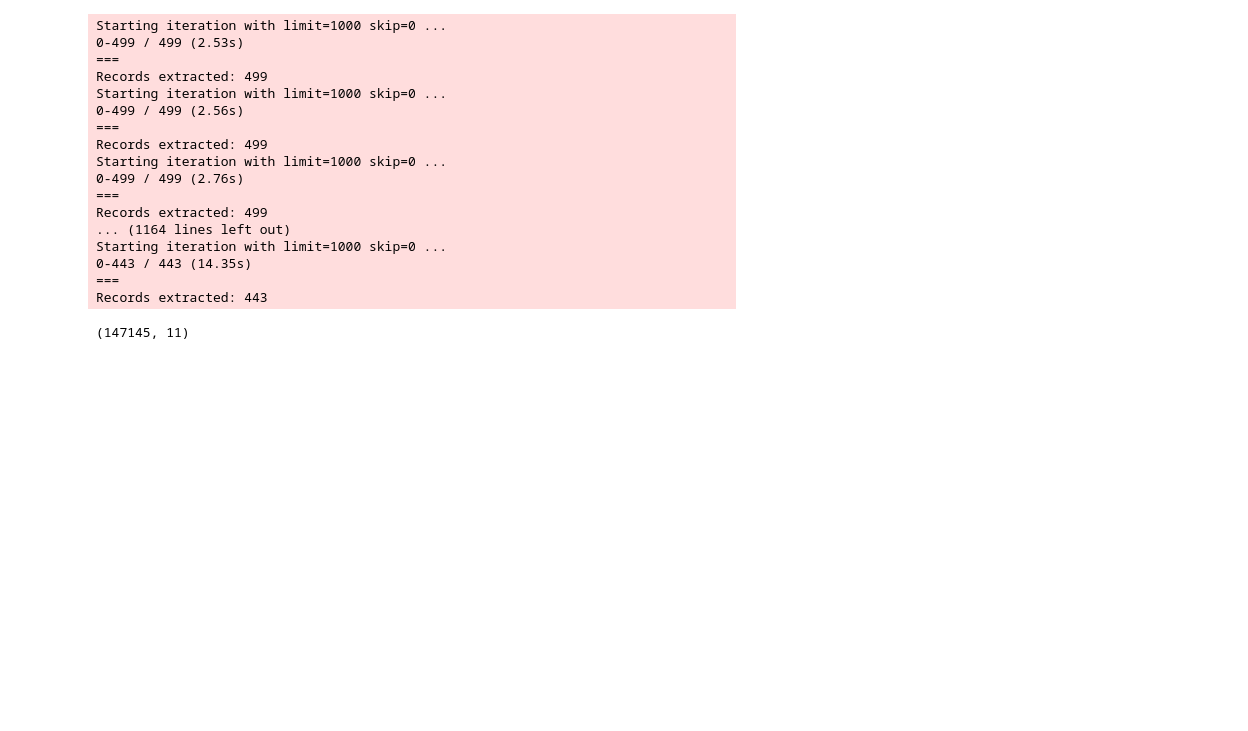
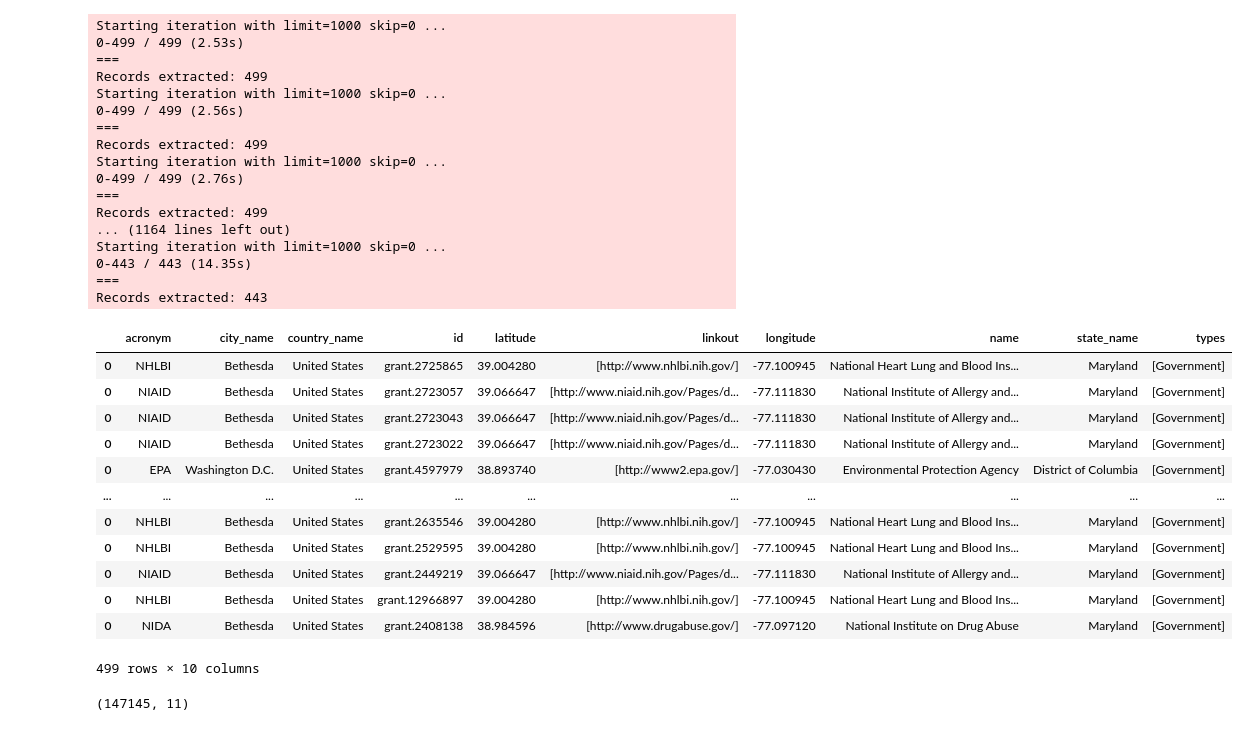
Before and after one commit to awekim/dimensions_data, a Jupyter notebook: Dimensions_funding_imports.ipynb, the cells around one changed output. Drawn from its saved outputs; the diff is of its cells as text; code cells hidden in the pictures; blank space fills up the shorter version.

```diff
--- a/Dimensions_funding_imports.ipynb
+++ b/Dimensions_funding_imports.ipynb
@@ -47,7 +47,7 @@ import re
 for office in offices:
     # Filter list of files "pub_grant_df"
     file_list = os.listdir(dir)
-    r = re.compile(".*pub_grant_df"+".*"+office+".csv")
+    r = re.compile(".*pub_grant_list"+".*"+office+".csv")
     filtered_list = list(filter(r.match, file_list))
     filtered_list
 
@@ -83,7 +83,7 @@ for office in offices:
     pub_funders_df = pd.DataFrame()
     for i in range(pub_grant_df.shape[0]):
         temp_data = pd.DataFrame.from_records(pub_grant_df['funder_orgs'][i])
-        temp_data['id'] = pub_grant_df['id'][i]
+        temp_data['grant_id'] = pub_grant_df['id'][i]
         pub_funders_df = pd.concat([pub_funders_df, temp_data], axis=0)
 
     pub_funders_df.to_csv(dir+"publication/pub_funders_df_"+office+".csv", index=False)
@@ -105,6 +105,22 @@ Starting iteration with limit=1000 skip=0 ...
 0-443 / 443 (14.35s)
 ===
 Records extracted: 443
+# %%
+pub_funders_df
+# %% [output]
+|  | acronym | city_name | country_name | id | latitude | linkout | longitude | name | state_name | types |
+| 0 | NHLBI | Bethesda | United States | grant.2725865 | 39.004280 | [http://www.nhlbi.nih.gov/] | -77.100945 | National Heart Lung and Blood Ins... | Maryland | [Government] |
+| 0 | NIAID | Bethesda | United States | grant.2723057 | 39.066647 | [http://www.niaid.nih.gov/Pages/d... | -77.111830 | National Institute of Allergy and... | Maryland | [Government] |
+| 0 | NIAID | Bethesda | United States | grant.2723043 | 39.066647 | [http://www.niaid.nih.gov/Pages/d... | -77.111830 | National Institute of Allergy and... | Maryland | [Government] |
+| 0 | NIAID | Bethesda | United States | grant.2723022 | 39.066647 | [http://www.niaid.nih.gov/Pages/d... | -77.111830 | National Institute of Allergy and... | Maryland | [Government] |
+| 0 | EPA | Washington D.C. | United States | grant.4597979 | 38.893740 | [http://www2.epa.gov/] | -77.030430 | Environmental Protection Agency | District of Columbia | [Government] |
+| ... | ... | ... | ... | ... | ... | ... | ... | ... | ... | ... |
+| 0 | NHLBI | Bethesda | United States | grant.2635546 | 39.004280 | [http://www.nhlbi.nih.gov/] | -77.100945 | National Heart Lung and Blood Ins... | Maryland | [Government] |
+| 0 | NHLBI | Bethesda | United States | grant.2529595 | 39.004280 | [http://www.nhlbi.nih.gov/] | -77.100945 | National Heart Lung and Blood Ins... | Maryland | [Government] |
+| 0 | NIAID | Bethesda | United States | grant.2449219 | 39.066647 | [http://www.niaid.nih.gov/Pages/d... | -77.111830 | National Institute of Allergy and... | Maryland | [Government] |
+| 0 | NHLBI | Bethesda | United States | grant.12966897 | 39.004280 | [http://www.nhlbi.nih.gov/] | -77.100945 | National Heart Lung and Blood Ins... | Maryland | [Government] |
+| 0 | NIDA | Bethesda | United States | grant.2408138 | 38.984596 | [http://www.drugabuse.gov/] | -77.097120 | National Institute on Drug Abuse | Maryland | [Government] |
+499 rows × 10 columns
 # %%
 pub_grant_df.shape
 # %% [output]
```
Also changed, not shown: parts of 6 cells of this notebook, 2 other files.
